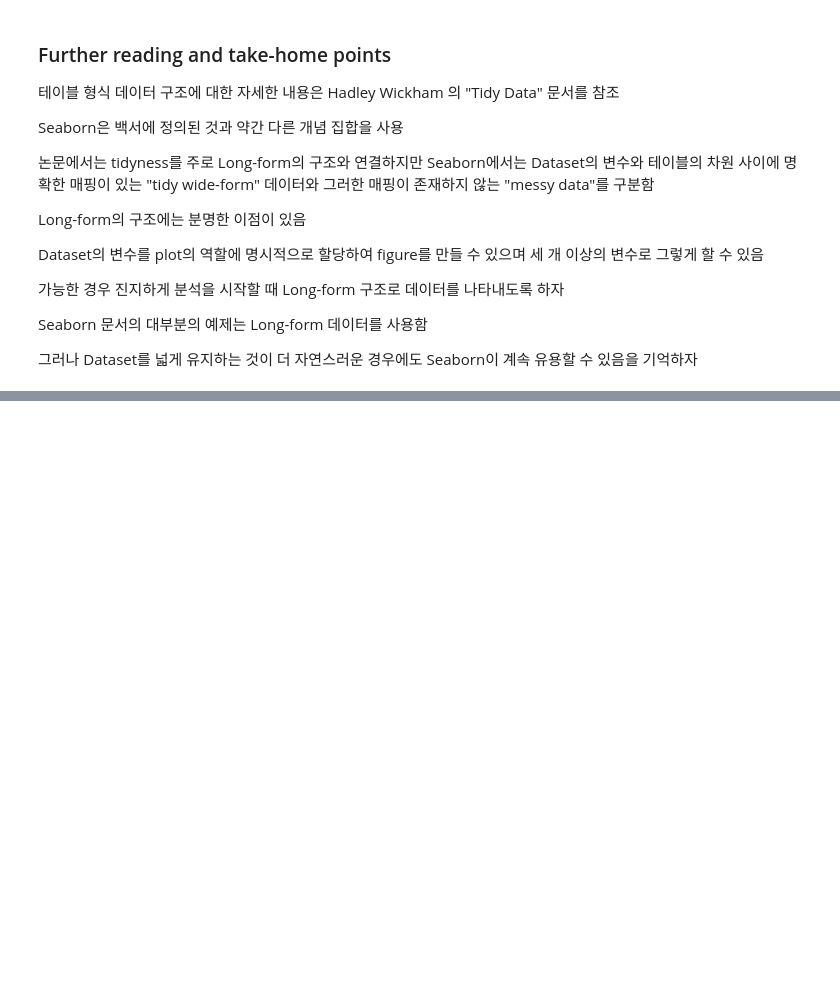
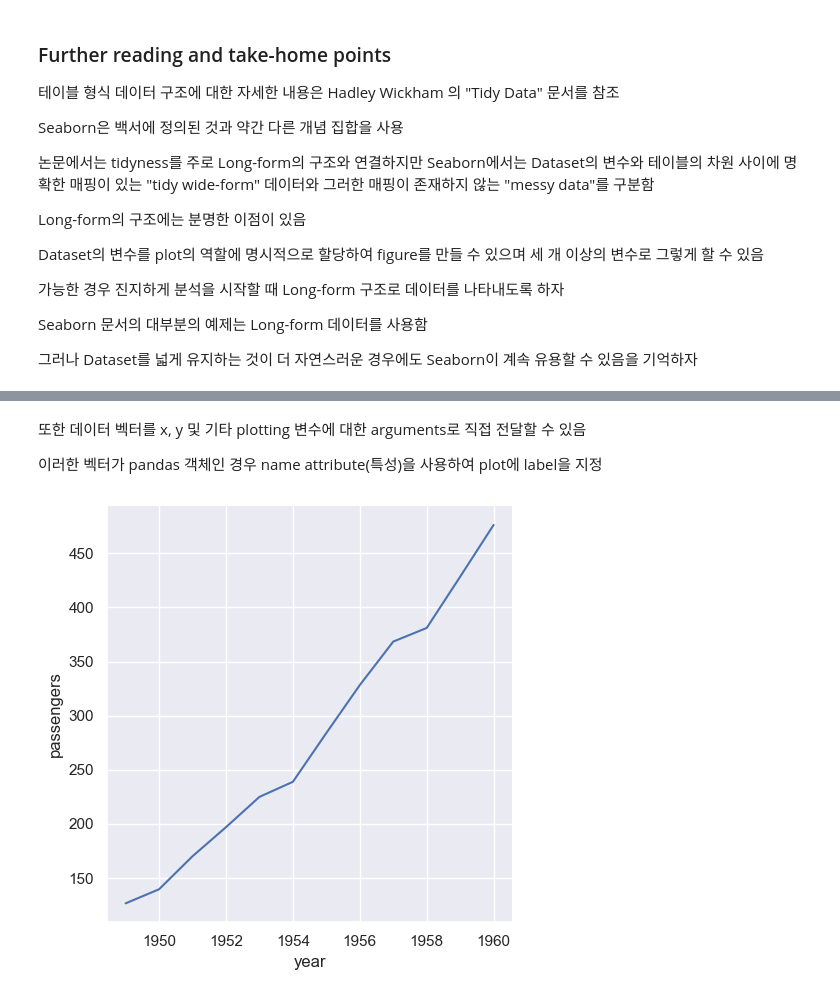
Before and after one commit to choiimingue/data, a Jupyter notebook: Seaborn_API_Overview.ipynb, the cells around one changed output, grey strips where cells are left out. Saved outputs shown, nothing was run; the diff lists cells and outputs as text; code cells hidden in the pictures; blank space fills up the shorter version.

```diff
--- a/Seaborn_API_Overview.ipynb
+++ b/Seaborn_API_Overview.ipynb
@@ -541,0 +565,10 @@ Seaborn 문서의 대부분의 예제는 Long-form 데이터를 사용함
+# %% [markdown]
+또한 데이터 벡터를 x, y 및 기타 plotting 변수에 대한 arguments로 직접 전달할 수 있음
+
+이러한 벡터가 pandas 객체인 경우 name attribute(특성)을 사용하여 plot에 label을 지정
+# %%
+year = flights_avg.index
+passengers = flights_avg["passengers"]
+sns.relplot(x=year, y=passengers, kind="line");
+# %% [output]
+[figure, added]
```
Also changed, not shown: parts of 21 cells of this notebook.
